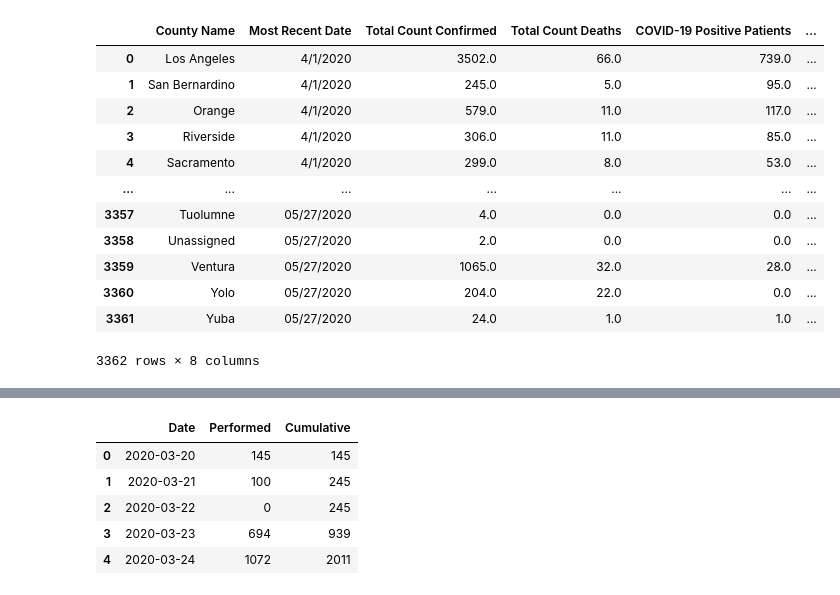
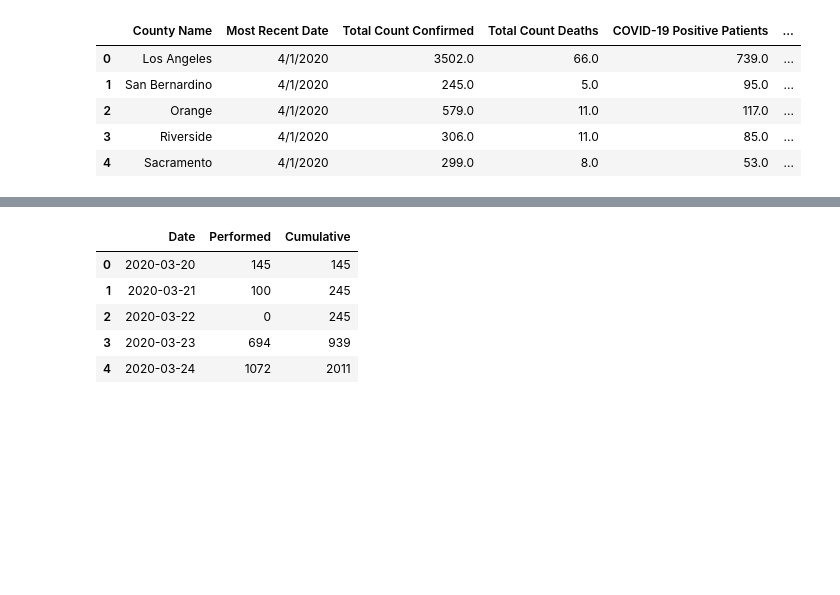
Before and after one commit to salma71/COVID_-LA, a Jupyter notebook: data_expolration.ipynb, the cells around one changed output, grey strips where cells are left out. Saved outputs shown, nothing was run; the diff lists cells and outputs as text; code cells hidden in the pictures; blank space fills up the shorter version.

```diff
--- a/data_expolration.ipynb
+++ b/data_expolration.ipynb
@@ -3,23 +3,16 @@
 # %%
 # COVID-19 cases per county in CA
 import pandas as pd
 from pandas import set_option
 
 url = 'https://data.chhs.ca.gov/dataset/6882c390-b2d7-4b9a-aefa-2068cee63e47/resource/6cd8d424-dfaa-4bdd-9410-a3d656e1176e/download/covid19data.csv'
-tot_cases = pd.read_csv(url)
+tot_cases = pd.read_csv(url, parse_dates=True)
 with pd.option_context('display.max_columns', None):
-  display(tot_cases)
+  display(tot_cases.head())
 # %% [output]
 |  | County Name | Most Recent Date | Total Count Confirmed | Total Count Deaths | COVID-19 Positive Patients | ... |
 | 0 | Los Angeles | 4/1/2020 | 3502.0 | 66.0 | 739.0 | ... |
 | 1 | San Bernardino | 4/1/2020 | 245.0 | 5.0 | 95.0 | ... |
 | 2 | Orange | 4/1/2020 | 579.0 | 11.0 | 117.0 | ... |
 | 3 | Riverside | 4/1/2020 | 306.0 | 11.0 | 85.0 | ... |
 | 4 | Sacramento | 4/1/2020 | 299.0 | 8.0 | 53.0 | ... |
-| ... | ... | ... | ... | ... | ... | ... |
-| 3357 | Tuolumne | 05/27/2020 | 4.0 | 0.0 | 0.0 | ... |
-| 3358 | Unassigned | 05/27/2020 | 2.0 | 0.0 | 0.0 | ... |
-| 3359 | Ventura | 05/27/2020 | 1065.0 | 32.0 | 28.0 | ... |
-| 3360 | Yolo | 05/27/2020 | 204.0 | 22.0 | 0.0 | ... |
-| 3361 | Yuba | 05/27/2020 | 24.0 | 1.0 | 1.0 | ... |
-3362 rows × 8 columns
```
Also changed, not shown: parts of 11 cells of this notebook.
